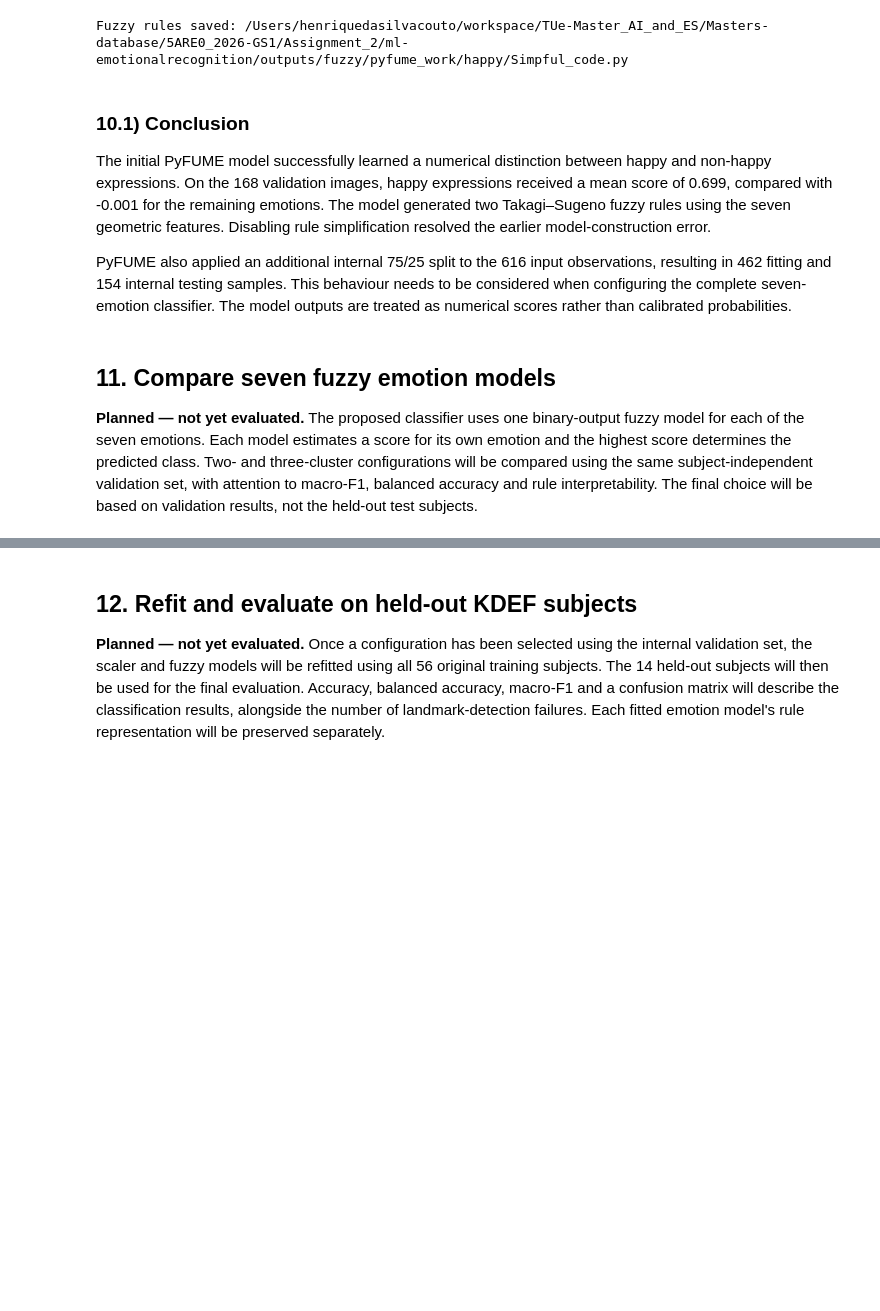
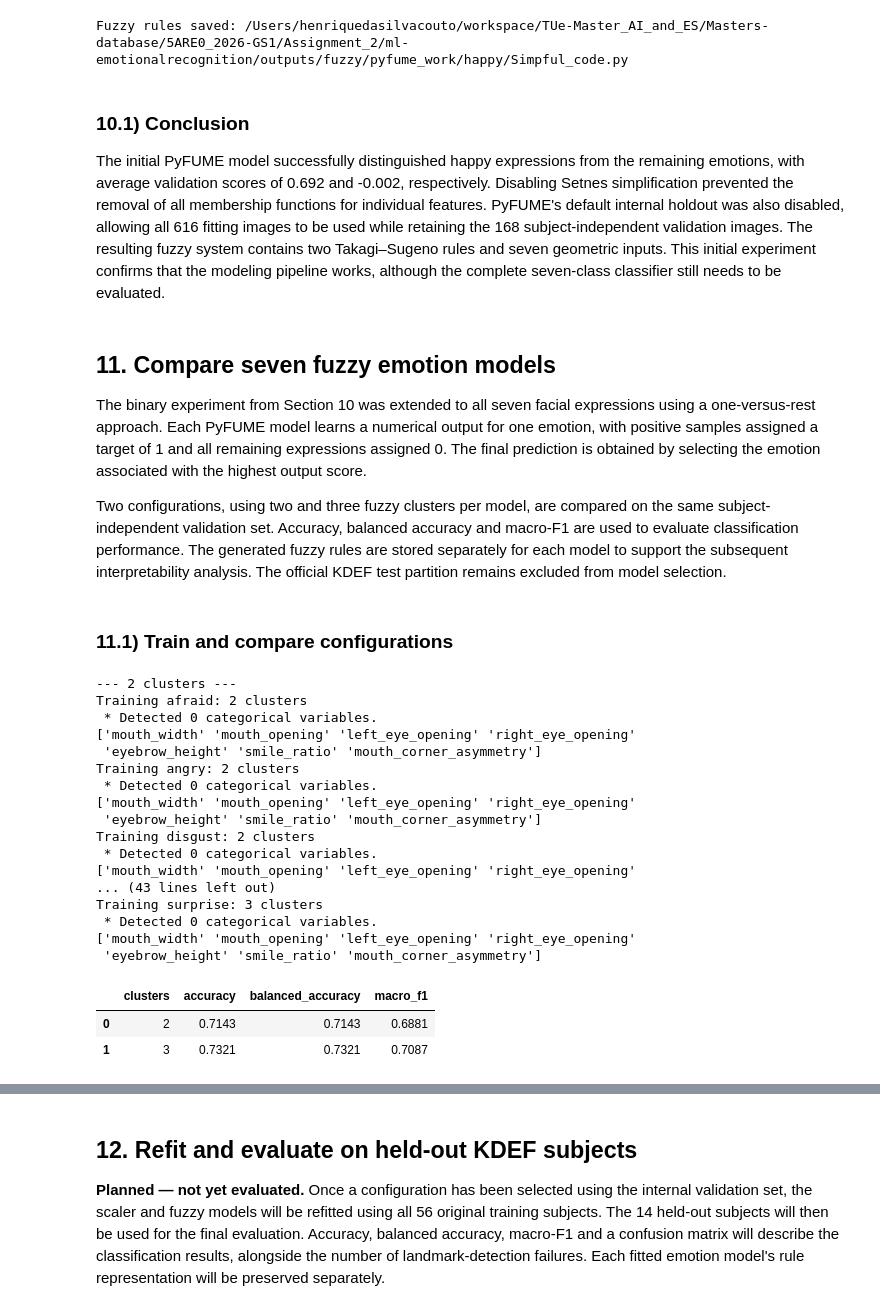
Before and after one commit to thesuacar/ml-emotionalrecognition, a Jupyter notebook: notebooks/phase5_fuzzy_kdef.ipynb, the cells around one changed output, grey strips where cells are left out. Drawn from its saved outputs; the diff is of its cells as text; code cells hidden in the pictures; blank space fills up the shorter version.

```diff
--- a/notebooks/phase5_fuzzy_kdef.ipynb
+++ b/notebooks/phase5_fuzzy_kdef.ipynb
@@ -611,11 +611,11 @@ Fuzzy rules saved: /Users/henriquedasilvacouto/workspace/TUe-Master_AI_and_ES/Ma
 # %% [markdown]
 ### 10.1) Conclusion
 
-The initial PyFUME model successfully learned a numerical distinction between happy and non-happy expressions. On the 168 validation images, happy expressions received a mean score of 0.699, compared with -0.001 for the remaining emotions. The model generated two Takagi–Sugeno fuzzy rules using the seven geometric features. Disabling rule simplification resolved the earlier model-construction error.
-
-PyFUME also applied an additional internal 75/25 split to the 616 input observations, resulting in 462 fitting and 154 internal testing samples. This behaviour needs to be considered when configuring the complete seven-emotion classifier. The model outputs are treated as numerical scores rather than calibrated probabilities.
+The initial PyFUME model successfully distinguished happy expressions from the remaining emotions, with average validation scores of 0.692 and -0.002, respectively. Disabling Setnes simplification prevented the removal of all membership functions for individual features. PyFUME's default internal holdout was also disabled, allowing all 616 fitting images to be used while retaining the 168 subject-independent validation images. The resulting fuzzy system contains two Takagi–Sugeno rules and seven geometric inputs. This initial experiment confirms that the modeling pipeline works, although the complete seven-class classifier still needs to be evaluated.
 # %% [markdown]
 ## 11. Compare seven fuzzy emotion models
 
-**Planned — not yet evaluated.** The proposed classifier uses one binary-output fuzzy model for each of the seven emotions. Each model estimates a score for its own emotion and the highest score determines the predicted class. Two- and three-cluster configurations will be compared using the same subject-independent validation set, with attention to macro-F1, balanced accuracy and rule interpretability. The final choice will be based on validation results, not the held-out test subjects.
+The binary experiment from Section 10 was extended to all seven facial expressions using a one-versus-rest approach. Each PyFUME model learns a numerical output for one emotion, with positive samples assigned a target of 1 and all remaining expressions assigned 0. The final prediction is obtained by selecting the emotion associated with the highest output score.
+
+Two configurations, using two and three fuzzy clusters per model, are compared on the same subject-independent validation set. Accuracy, balanced accuracy and macro-F1 are used to evaluate classification performance. The generated fuzzy rules are stored separately for each model to support the subsequent interpretability analysis. The official KDEF test partition remains excluded from model selection.
 # %%
@@ -625,0 +692,70 @@ PyFUME also applied an additional internal 75/25 split to the 616 input observat
+# %% [markdown]
+### 11.1) Train and compare configurations
+# %%
+
+# Compare the two proposed fuzzy configurations.
+cluster_options = [2, 3]
+
+models_by_clusters = {}
+scores_by_clusters = {}
+predictions_by_clusters = {}
+results = []
+
+for n_clusters in cluster_options:
+    print(f"\n--- {n_clusters} clusters ---")
+
+    models = train_fuzzy_models(n_clusters)
+
+    predictions, scores = predict_fuzzy_models(
+        models,
+        X_val
+    )
+
+    models_by_clusters[n_clusters] = models
+    scores_by_clusters[n_clusters] = scores
+    predictions_by_clusters[n_clusters] = predictions
+
+    results.append({
+        "clusters": n_clusters,
+        "accuracy": accuracy_score(y_val, predictions),
+        "balanced_accuracy": balanced_accuracy_score(
+            y_val, predictions
+        ),
+        "macro_f1": f1_score(
+            y_val,
+            predictions,
+            labels=CLASSES,
+            average="macro",
+            zero_division=0
+        )
+    })
+
+results_df = pd.DataFrame(results)
+
+results_df.to_csv(
+    OUT / "fuzzy_validation_results.csv",
+    index=False
+)
+
+display(results_df.round(4))
+# %% [output]
+--- 2 clusters ---
+Training afraid: 2 clusters
+ * Detected 0 categorical variables.
+['mouth_width' 'mouth_opening' 'left_eye_opening' 'right_eye_opening'
+ 'eyebrow_height' 'smile_ratio' 'mouth_corner_asymmetry']
+Training angry: 2 clusters
+ * Detected 0 categorical variables.
+['mouth_width' 'mouth_opening' 'left_eye_opening' 'right_eye_opening'
+ 'eyebrow_height' 'smile_ratio' 'mouth_corner_asymmetry']
+Training disgust: 2 clusters
+ * Detected 0 categorical variables.
+['mouth_width' 'mouth_opening' 'left_eye_opening' 'right_eye_opening'
+... (43 lines left out)
+Training surprise: 3 clusters
+ * Detected 0 categorical variables.
+['mouth_width' 'mouth_opening' 'left_eye_opening' 'right_eye_opening'
+ 'eyebrow_height' 'smile_ratio' 'mouth_corner_asymmetry']
+|  | clusters | accuracy | balanced_accuracy | macro_f1 |
+| 0 | 2 | 0.7143 | 0.7143 | 0.6881 |
+| 1 | 3 | 0.7321 | 0.7321 | 0.7087 |
```
Also changed, not shown: parts of 3 cells of this notebook.
